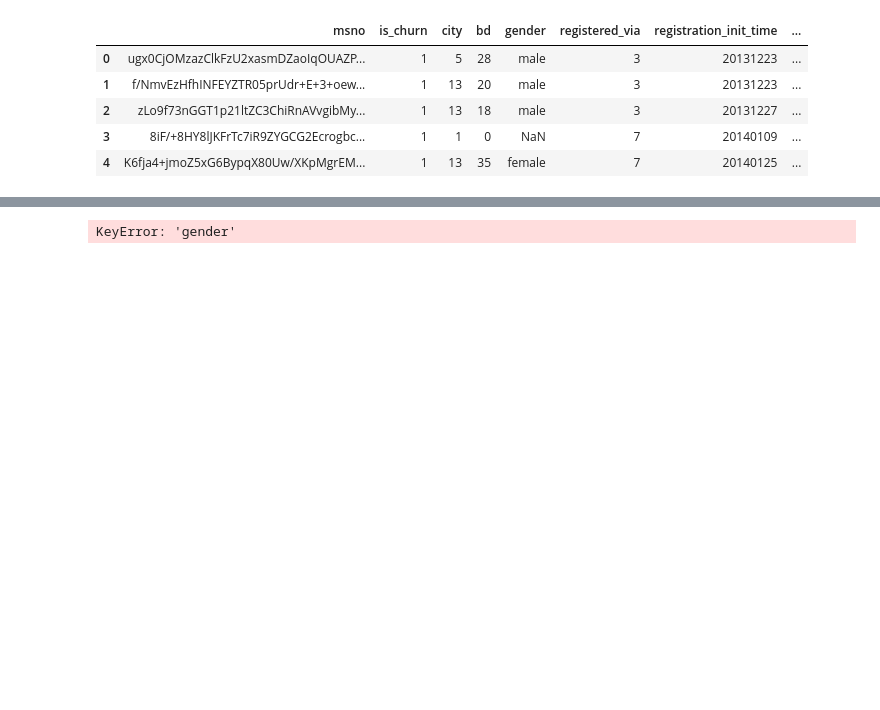
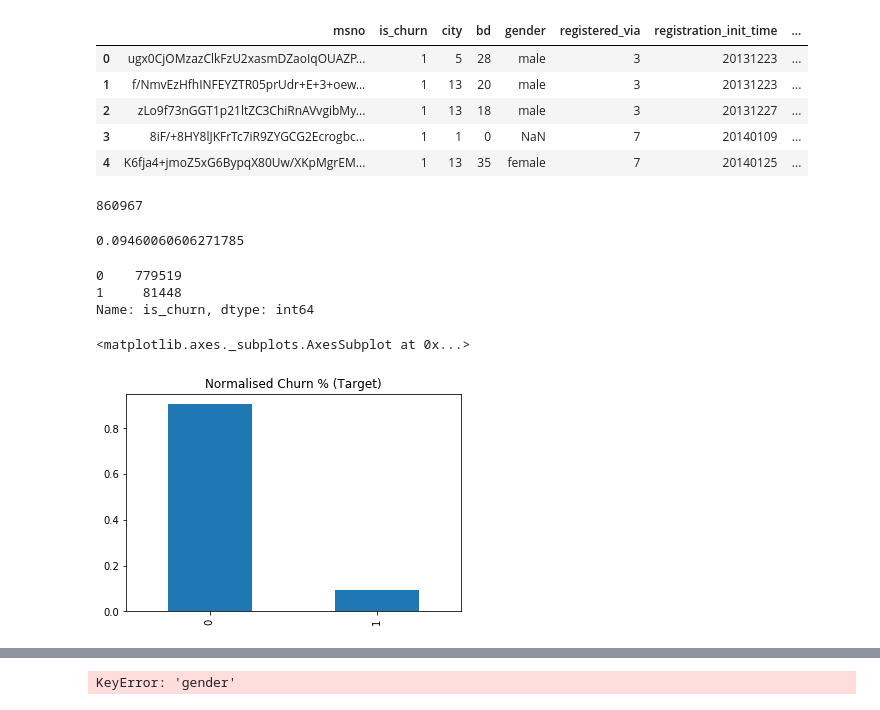
Before and after one commit to d18124313/dissertation, a Jupyter notebook: KKBox - Baseline ABT.ipynb, the cells around one changed output, grey strips where cells are left out. Drawn from its saved outputs; the diff is of its cells as text; code cells hidden in the pictures; blank space fills up the shorter version.

```diff
--- a/KKBox - Baseline ABT.ipynb
+++ b/KKBox - Baseline ABT.ipynb
@@ -272,6 +336,27 @@ merged_input.head()
 | 2 | zLo9f73nGGT1p21ltZC3ChiRnAVvgibMy... | 1 | 13 | 18 | male | 3 | 20131227 | ... |
 | 3 | 8iF/+8HY8lJKFrTc7iR9ZYGCG2Ecrogbc... | 1 | 1 | 0 | NaN | 7 | 20140109 | ... |
 | 4 | K6fja4+jmoZ5xG6BypqX80Uw/XKpMgrEM... | 1 | 13 | 35 | female | 7 | 20140125 | ... |
+# %%
+len(merged_input)
+# %% [output]
+860967
+# %%
+np.mean(merged_input.is_churn)
+# %% [output]
+0.09460060606271785
+# %%
+merged_input.is_churn.value_counts()
+# %% [output]
+0    779519
+1     81448
+Name: is_churn, dtype: int64
+# %%
+merged_input.is_churn\
+        .value_counts(dropna=False, normalize=True)\
+        .plot(kind='bar', title='Normalised Churn % (Target)')
+# %% [output]
+<matplotlib.axes._subplots.AxesSubplot at 0x...>
+[figure, added]
 # %%
 merged_input.describe(include='all')
 # %% [output]
```
Also changed, not shown: parts of 6 cells of this notebook, 7 other files.
